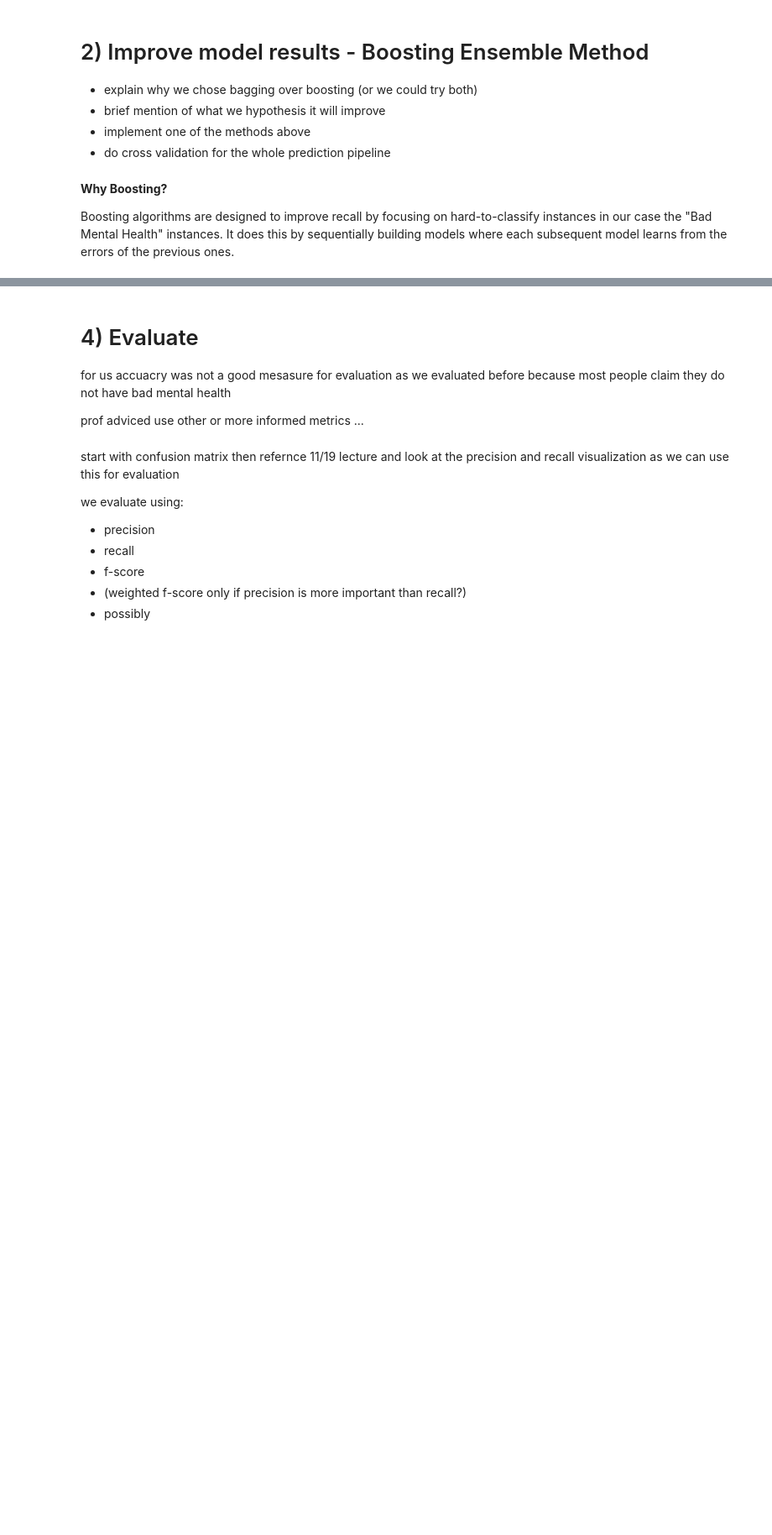
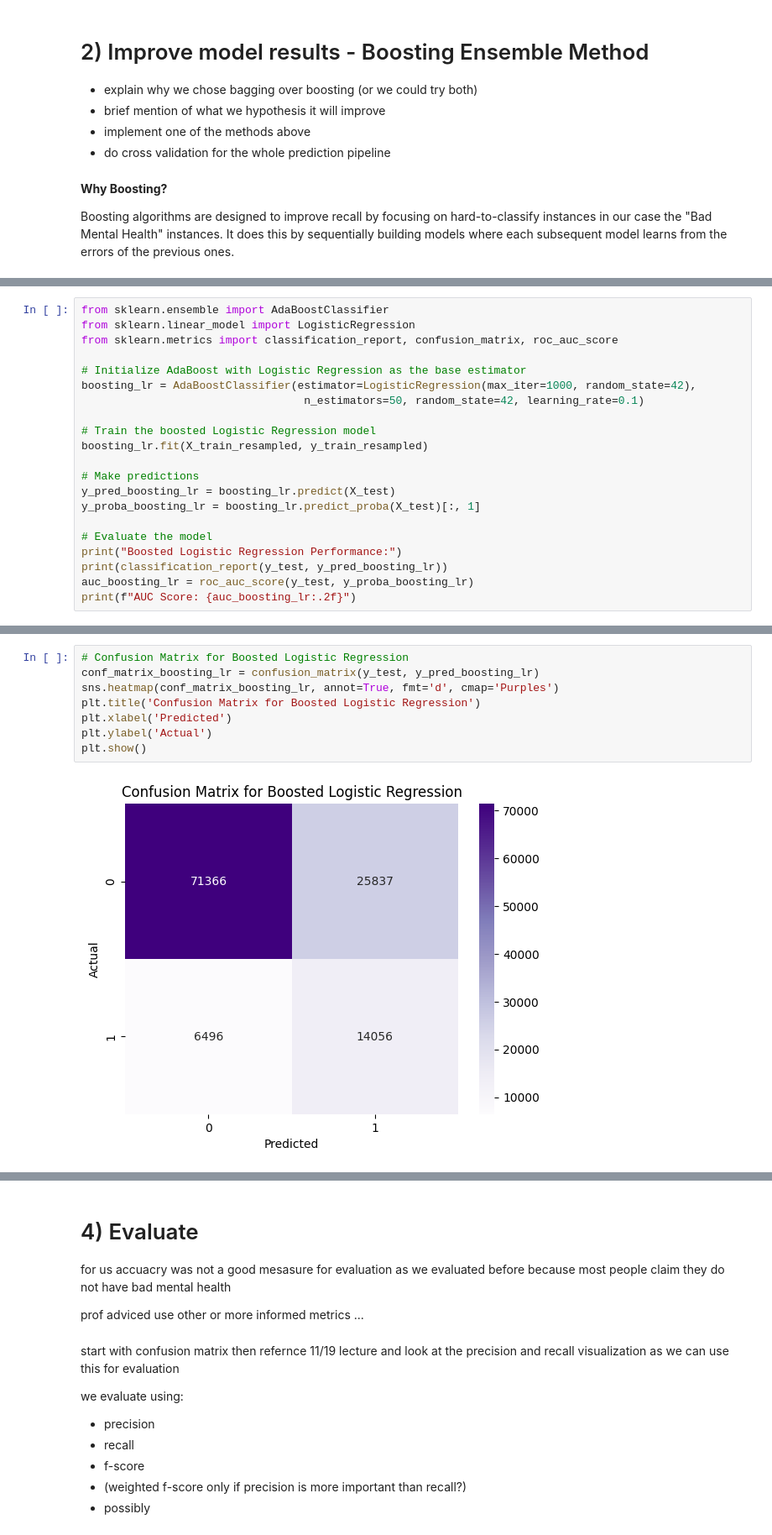
Before and after one commit to cs418-fa24/project-check-in-team-10, a Jupyter notebook: ProgressReport.ipynb, the cells around one changed output, grey strips where cells are left out. Shown at 84% size. Saved outputs shown, nothing was run; the diff lists cells and outputs as text; blank space fills up the shorter version.

Commit message:
ada boosting logisitic regression

```diff
--- a/ProgressReport.ipynb
+++ b/ProgressReport.ipynb
@@ -1980,0 +1977,21 @@ Use    Excellent  Very good   Good   Fair  Poor
+# %%
+from sklearn.ensemble import AdaBoostClassifier
+from sklearn.linear_model import LogisticRegression
+from sklearn.metrics import classification_report, confusion_matrix, roc_auc_score
+
+# Initialize AdaBoost with Logistic Regression as the base estimator
+boosting_lr = AdaBoostClassifier(estimator=LogisticRegression(max_iter=1000, random_state=42),
+                                  n_estimators=50, random_state=42, learning_rate=0.1)
+
+# Train the boosted Logistic Regression model
+boosting_lr.fit(X_train_resampled, y_train_resampled)
+
+# Make predictions
+y_pred_boosting_lr = boosting_lr.predict(X_test)
+y_proba_boosting_lr = boosting_lr.predict_proba(X_test)[:, 1]
+
+# Evaluate the model
+print("Boosted Logistic Regression Performance:")
+print(classification_report(y_test, y_pred_boosting_lr))
+auc_boosting_lr = roc_auc_score(y_test, y_proba_boosting_lr)
+print(f"AUC Score: {auc_boosting_lr:.2f}")
@@ -1980,0 +2010,10 @@ Use    Excellent  Very good   Good   Fair  Poor
+# %%
+# Confusion Matrix for Boosted Logistic Regression
+conf_matrix_boosting_lr = confusion_matrix(y_test, y_pred_boosting_lr)
+sns.heatmap(conf_matrix_boosting_lr, annot=True, fmt='d', cmap='Purples')
+plt.title('Confusion Matrix for Boosted Logistic Regression')
+plt.xlabel('Predicted')
+plt.ylabel('Actual')
+plt.show()
+# %% [output]
+[figure, added]
```
Also changed, not shown: parts of 7 cells of this notebook.
